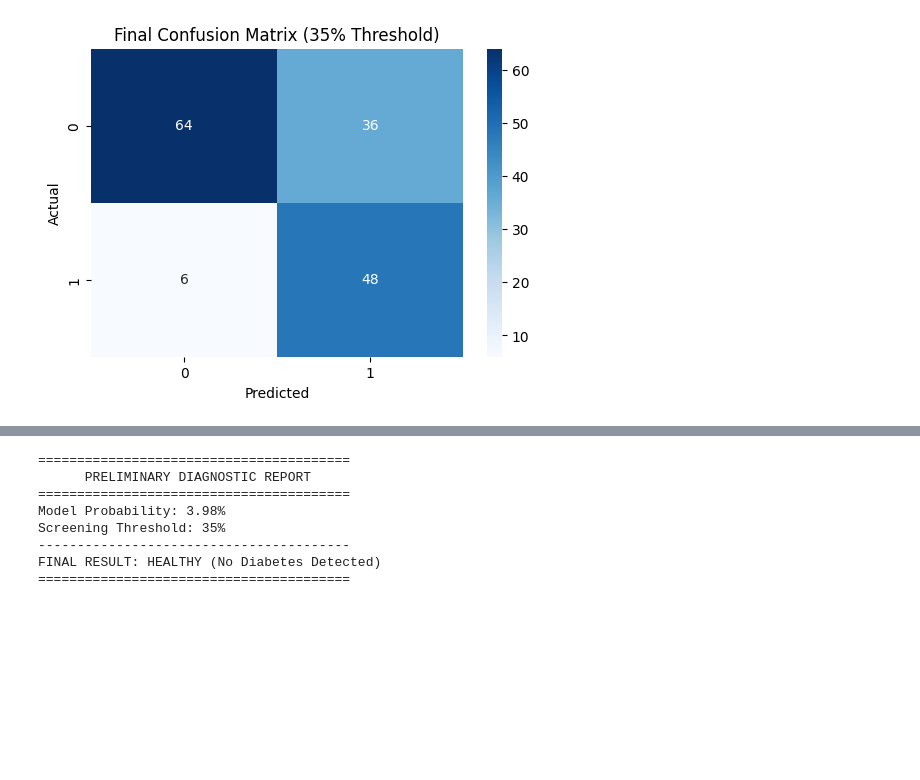
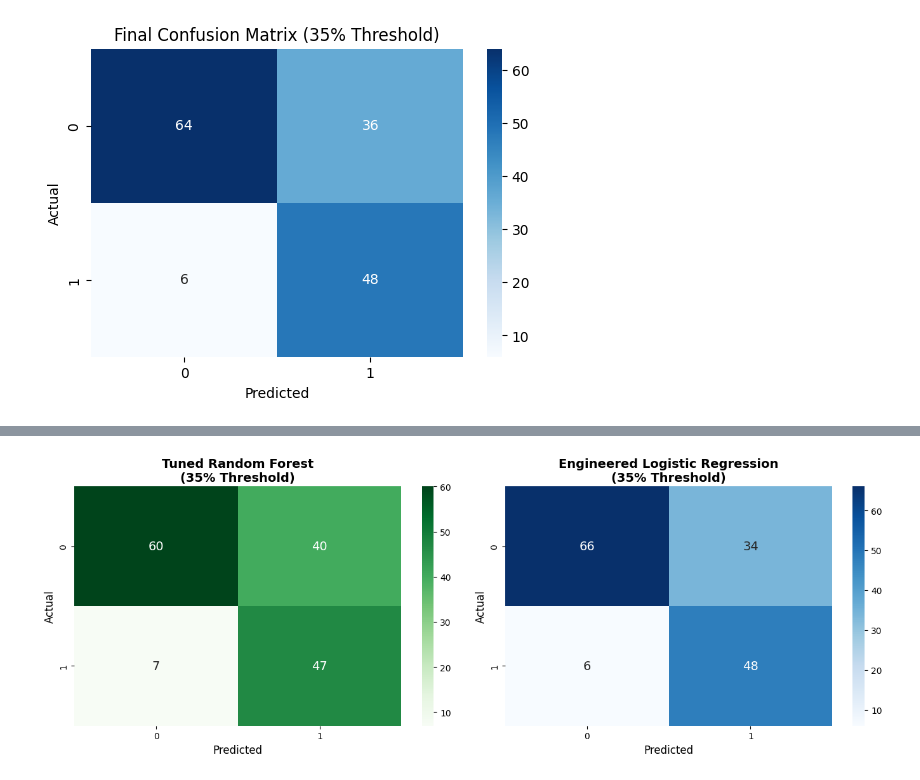
Before and after one commit to abhijithgithub23/ML-Model_Diabetes-Prediction, a Jupyter notebook: Week10_ML.ipynb, the cells around one changed output, grey strips where cells are left out. Cells and saved outputs as stored; diff of their text form; code cells hidden in the pictures; blank space fills up the shorter version.

```diff
--- a/Week10_ML.ipynb
+++ b/Week10_ML.ipynb
@@ -291,48 +404,31 @@ plt.show()
-# %%
-import pandas as pd
-
-# 1. Input the new patient's medical data
-# (Try changing these numbers to see how the prediction changes!)
-new_patient_data = {
-     'Pregnancies': [1],
-    'Glucose': [92],
-    'BloodPressure': [72],
-    'SkinThickness': [20],
-    'Insulin': [85],
-    'BMI': [22.4],
-    'DiabetesPedigree': [0.18],
-    'Age': [24]
-}
-# 2. Convert the data into a Pandas DataFrame
-new_patient_df = pd.DataFrame(new_patient_data)
-
-# 3. CRITICAL STEP: Scale the new patient's data!
-# We MUST use the exact same 'scaler_up' we used on the training data.
-# Notice we use .transform() NOT .fit_transform(). We don't want to change the scaler!
-new_patient_scaled = scaler_up.transform(new_patient_df)
-
-# 4. Get the raw probability from our winning doctor (log_reg_up)
-patient_probability = log_reg_up.predict_proba(new_patient_scaled)[0, 1]
-
-# 5. Apply our custom 35% screening threshold
-threshold = 0.35
-diagnosis = "DIABETES DETECTED (Requires Follow-up)" if patient_probability >= threshold else "HEALTHY (No Diabetes Detected)"
-
-# 6. Print the  final medical report
-print("========================================")
-print("      PRELIMINARY DIAGNOSTIC REPORT     ")
-print("========================================")
-print(f"Model Probability: {patient_probability * 100:.2f}%")
-print(f"Screening Threshold: {threshold * 100:.0f}%")
-print("----------------------------------------")
-print(f"FINAL RESULT: {diagnosis}")
-print("========================================")
-# %% [output]
-========================================
-      PRELIMINARY DIAGNOSTIC REPORT
-========================================
-Model Probability: 3.98%
-Screening Threshold: 35%
-----------------------------------------
-FINAL RESULT: HEALTHY (No Diabetes Detected)
-========================================
+# %%
+import matplotlib.pyplot as plt
+import seaborn as sns
+from sklearn.metrics import confusion_matrix
+
+# 1. Calculate the matrices using the correct true labels and predictions
+cm_rf = confusion_matrix(y_test_up, rf_tuned_preds)
+cm_log = confusion_matrix(y_test_pro, pro_preds)
+
+# 2. Set up a side-by-side figure (1 row, 2 columns)
+fig, axes = plt.subplots(1, 2, figsize=(14, 5))
+
+# 3. Plot Dr. Forest's Matrix (Left Side)
+sns.heatmap(cm_rf, annot=True, fmt='d', cmap='Greens', ax=axes[0],
+            annot_kws={"size": 14}) # Makes the numbers larger
+axes[0].set_title('Tuned Random Forest\n(35% Threshold)', fontsize=14, fontweight='bold')
+axes[0].set_xlabel('Predicted', fontsize=12)
+axes[0].set_ylabel('Actual', fontsize=12)
+
+# 4. Plot Dr. Logistic's Matrix (Right Side)
+sns.heatmap(cm_log, annot=True, fmt='d', cmap='Blues', ax=axes[1],
+            annot_kws={"size": 14})
+axes[1].set_title('Engineered Logistic Regression\n(35% Threshold)', fontsize=14, fontweight='bold')
+axes[1].set_xlabel('Predicted', fontsize=12)
+axes[1].set_ylabel('Actual', fontsize=12)
+
+# 5. Display the beautiful comparison
+plt.tight_layout()
+plt.show()
+# %% [output]
+[figure, added]
```
Also changed, not shown: parts of 8 cells of this notebook.
